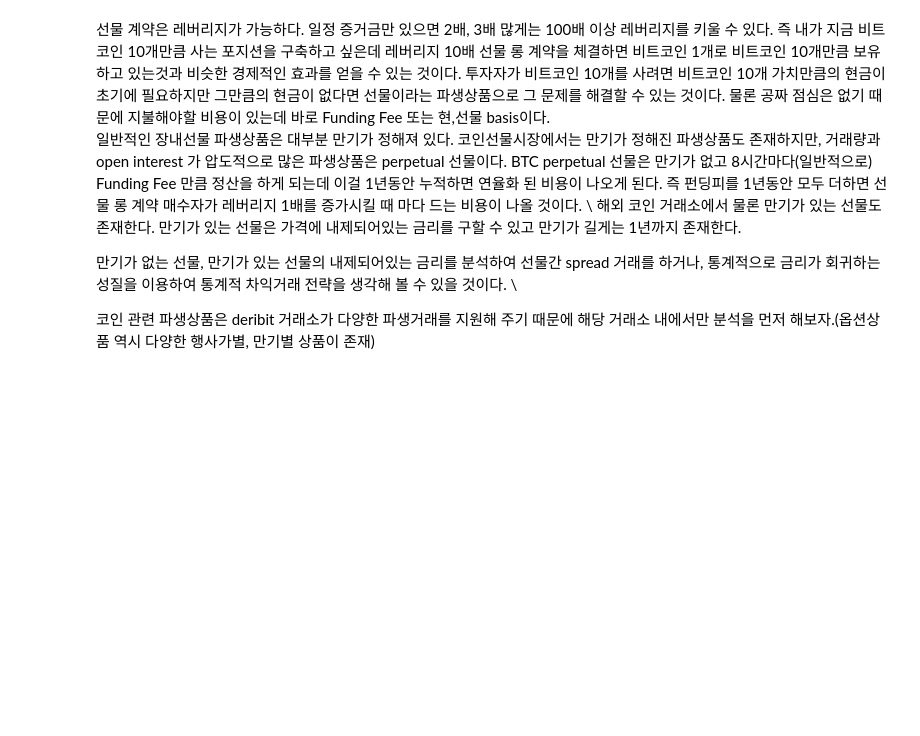
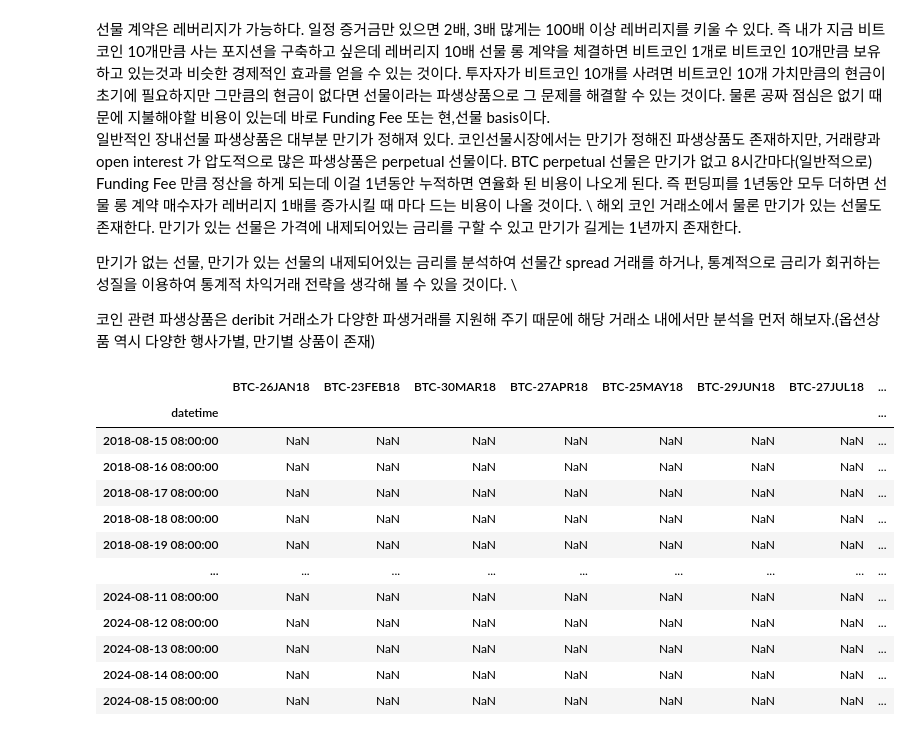
Before and after one commit to minhoo-main/Investing_crypto, a Jupyter notebook: rate_model.ipynb, the cells around one changed output. Cells and saved outputs as stored; diff of their text form; code cells hidden in the pictures; blank space fills up the shorter version.

```diff
--- a/rate_model.ipynb
+++ b/rate_model.ipynb
@@ -21,17 +21,30 @@ start_time = end_time - datetime.timedelta(days=3000)
 df_all_data = api.get_historical_futures_price(currency+'-'+'PERPETUAL', start_time, end_time)[['ticks','close']]
 # %%
 import pandas as pd
-for symbol, item in ls_fut.items():
+for symbol, item in dict_fut.items():
     df_k_price = api.get_historical_futures_price(symbol, start_time, end_time)
     df_k_price = df_k_price[((df_k_price.ticks >= item['creation_timestamp']) & (df_k_price.ticks <item['expiration_timestamp']))]
     df_k_price = df_k_price[['ticks','close']]
     df_all_data = pd.merge(df_all_data,df_k_price,on = 'ticks', how='left', suffixes = ('','_'+symbol))
-    print(df_k_price)
 
 df_all_data['datetime'] = pd.to_datetime(df_all_data['ticks'], unit='ms')
 df_all_data.set_index('datetime', inplace=True)
 
 df_all_data.columns = [col.replace('close_', '') for col in df_all_data.columns]
 df_all_data = df_all_data.drop(columns=['ticks','close'])
 df_all_data = df_all_data.dropna(subset=[currency+'-PERPETUAL'])
+df_all_data
 # %% [output]
+|  | BTC-26JAN18 | BTC-23FEB18 | BTC-30MAR18 | BTC-27APR18 | BTC-25MAY18 | BTC-29JUN18 | BTC-27JUL18 | ... |
+| datetime |  |  |  |  |  |  |  | ... |
+| 2018-08-15 08:00:00 | NaN | NaN | NaN | NaN | NaN | NaN | NaN | ... |
+| 2018-08-16 08:00:00 | NaN | NaN | NaN | NaN | NaN | NaN | NaN | ... |
+| 2018-08-17 08:00:00 | NaN | NaN | NaN | NaN | NaN | NaN | NaN | ... |
+| 2018-08-18 08:00:00 | NaN | NaN | NaN | NaN | NaN | NaN | NaN | ... |
+| 2018-08-19 08:00:00 | NaN | NaN | NaN | NaN | NaN | NaN | NaN | ... |
+| ... | ... | ... | ... | ... | ... | ... | ... | ... |
+| 2024-08-11 08:00:00 | NaN | NaN | NaN | NaN | NaN | NaN | NaN | ... |
+| 2024-08-12 08:00:00 | NaN | NaN | NaN | NaN | NaN | NaN | NaN | ... |
+| 2024-08-13 08:00:00 | NaN | NaN | NaN | NaN | NaN | NaN | NaN | ... |
+| 2024-08-14 08:00:00 | NaN | NaN | NaN | NaN | NaN | NaN | NaN | ... |
+| 2024-08-15 08:00:00 | NaN | NaN | NaN | NaN | NaN | NaN | NaN | ... |
```
Also changed, not shown: parts of 8 cells of this notebook.
